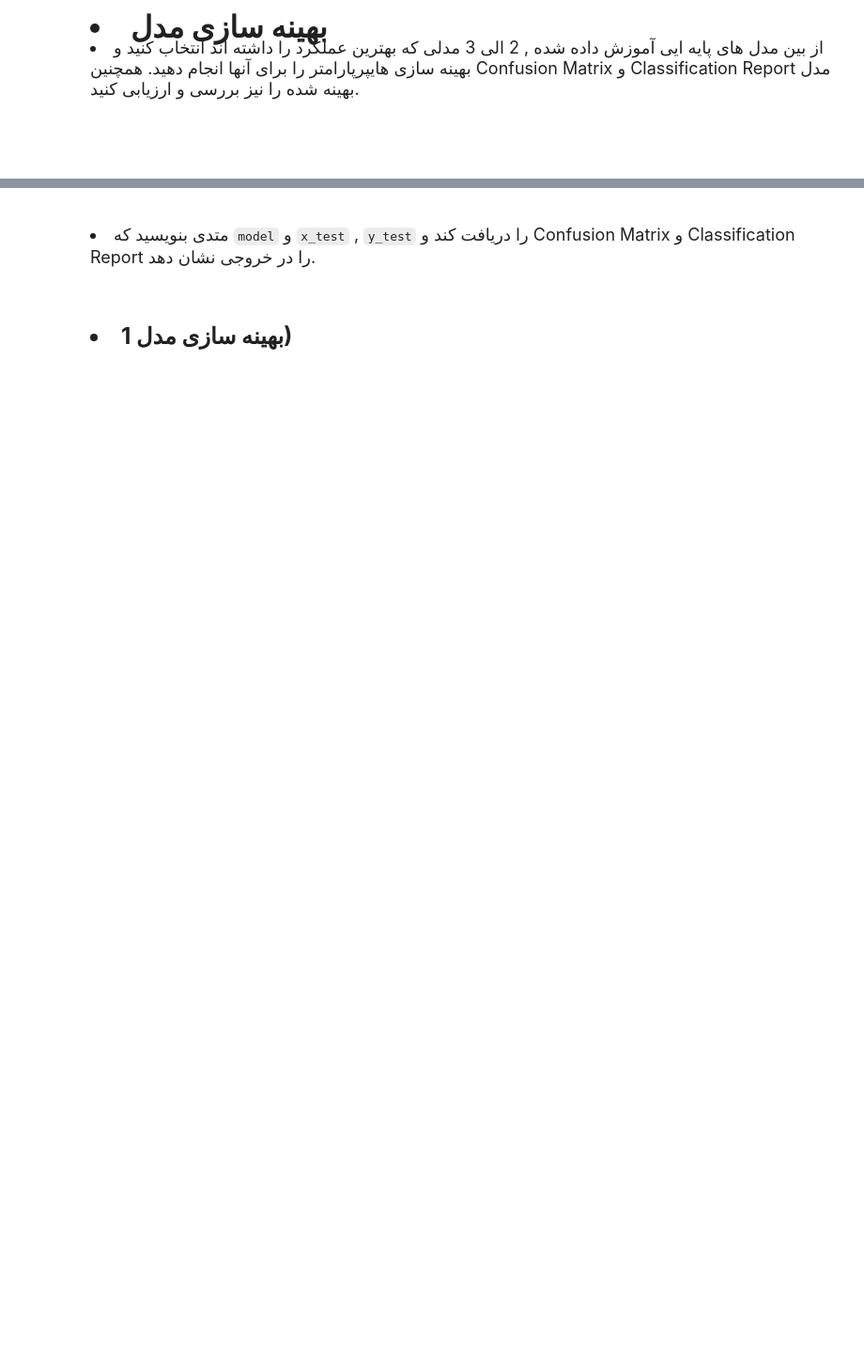
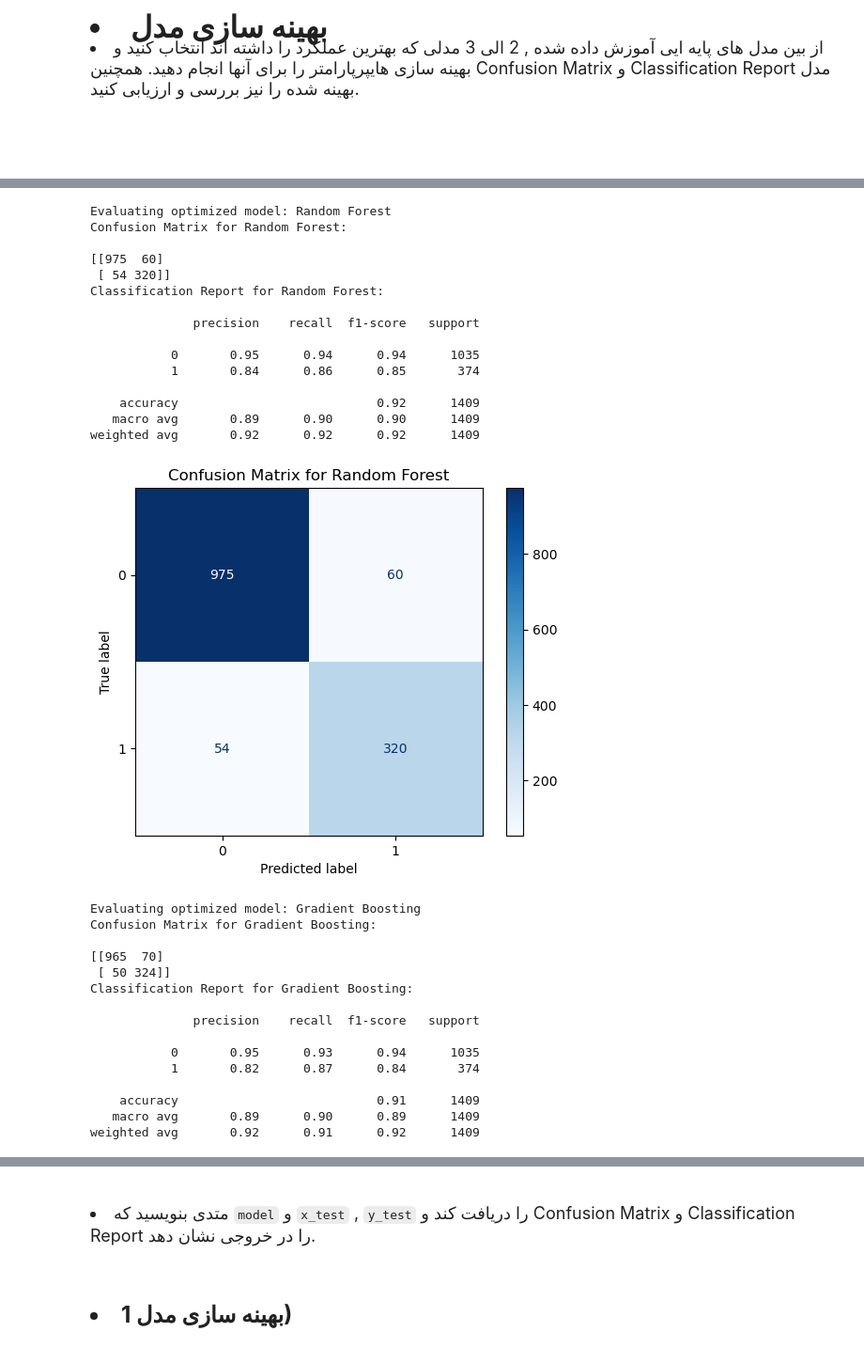
Before and after one commit to mobinym/customer-churn-analysis, a Jupyter notebook: Exercise_3.ipynb, the cells around one changed output, grey strips where cells are left out. Shown at 94% size. Cells and saved outputs as stored; diff of their text form; code cells hidden in the pictures; blank space fills up the shorter version.

```diff
--- a/Exercise_3.ipynb
+++ b/Exercise_3.ipynb
@@ -1786,0 +1203,13 @@ weighted avg       0.76      0.76      0.76      1409
+# %%
+numerical_transformer = StandardScaler()
+
+categorical_transformer = OneHotEncoder(handle_unknown='ignore')
+
+preprocessor = ColumnTransformer(
+    transformers=[
+        ('num', numerical_transformer, numerical_features),
+        ('cat', categorical_transformer, categorical_features)
+    ]
+)
+
+print(preprocessor)
@@ -1867 +1258,10 @@ preprocessor = ColumnTransformer(
+# %%
+baseline_models = {
+    'Logistic Regression': LogisticRegression(random_state=42),
+    'Decision Tree': DecisionTreeClassifier(random_state=42),
+    'Random Forest': RandomForestClassifier(random_state=42),
+    'Gradient Boosting': GradientBoostingClassifier(random_state=42),
+    'AdaBoost': AdaBoostClassifier(random_state=42),
+    'XGBoost': XGBClassifier(random_state=42, use_label_encoder=False, eval_metric='logloss')
+}
 # %%
@@ -2118,0 +1433,53 @@ KeyboardInterrupt:
+# %%
+from sklearn.metrics import confusion_matrix, classification_report
+import matplotlib.pyplot as plt
+from sklearn.metrics import ConfusionMatrixDisplay
+
+for model_name, optimized_model in optimized_models.items():
+    print(f"Evaluating optimized model: {model_name}")
+
+    y_test_pred = optimized_model.predict(X_test)
+
+    cm = confusion_matrix(y_test, y_test_pred)
+    print(f"Confusion Matrix for {model_name}:\n")
+    print(cm)
+
+    print(f"Classification Report for {model_name}:\n")
+    print(classification_report(y_test, y_test_pred))
+
+    disp = ConfusionMatrixDisplay(confusion_matrix=cm, display_labels=optimized_model.classes_)
+    disp.plot(cmap='Blues')
+    plt.title(f"Confusion Matrix for {model_name}")
+    plt.show()
+# %% [output]
+Evaluating optimized model: Random Forest
+Confusion Matrix for Random Forest:
+
+[[975  60]
+ [ 54 320]]
+Classification Report for Random Forest:
+
+              precision    recall  f1-score   support
+
+           0       0.95      0.94      0.94      1035
+           1       0.84      0.86      0.85       374
+
+    accuracy                           0.92      1409
+   macro avg       0.89      0.90      0.90      1409
+weighted avg       0.92      0.92      0.92      1409
+[figure, added]
+Evaluating optimized model: Gradient Boosting
+Confusion Matrix for Gradient Boosting:
+
+[[965  70]
+ [ 50 324]]
+Classification Report for Gradient Boosting:
+
+              precision    recall  f1-score   support
+
+           0       0.95      0.93      0.94      1035
+           1       0.82      0.87      0.84       374
+
+    accuracy                           0.91      1409
+   macro avg       0.89      0.90      0.89      1409
+weighted avg       0.92      0.91      0.92      1409
```
Also changed, not shown: parts of 76 cells of this notebook, 2 other files.
